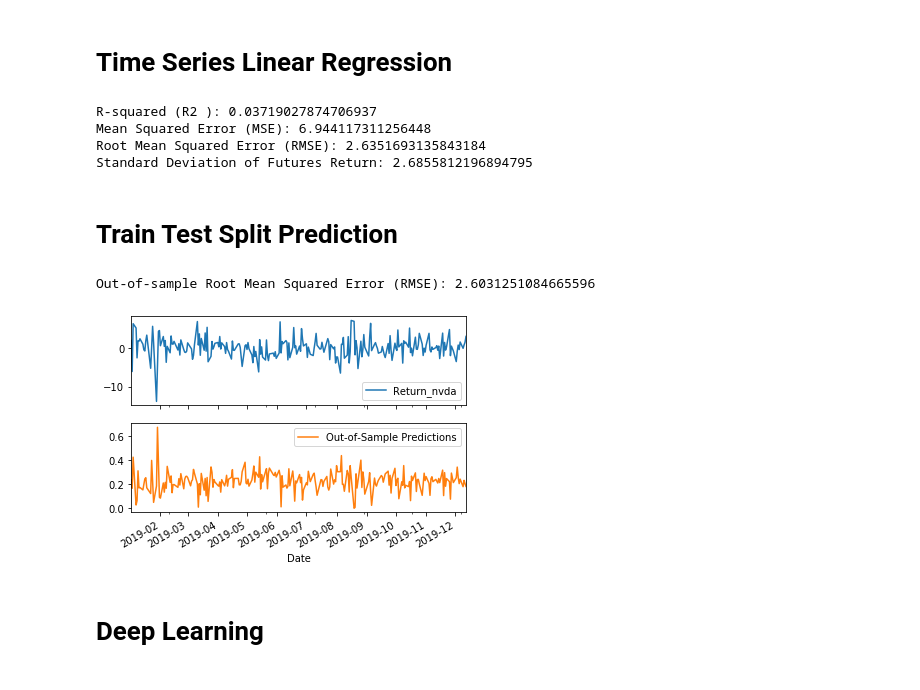
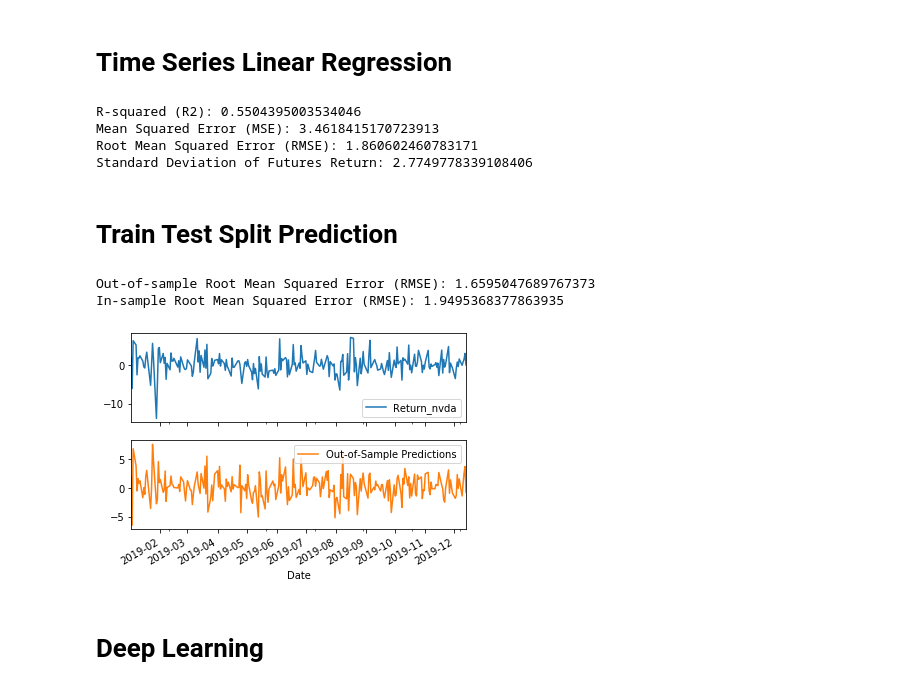
Before and after one commit to bk1924/project_2, a Jupyter notebook: main_2.ipynb, the cells around one changed output. Cells and saved outputs as stored; diff of their text form; code cells hidden in the pictures.

```diff
--- a/main_2.ipynb
+++ b/main_2.ipynb
@@ -122,6 +132,6 @@ fcx_close.columns = ['FCX_Close', 'FCX_Volume']
 # %%
 # Concatenating each stock
-stocks_df = pd.concat([amd_close, mu_close, nvda_close, intc_close, adi_close, xlnx_close, mchi_close, amat_close, ter_close, fcx_close], axis=1, join='outer')
+stocks_df = pd.concat([amd_close, mu_close, nvda_close, intc_close, adi_close, xlnx_close, mchi_close, amat_close, asml_close, lrcx_close, slab_close, klac_close], axis=1, join='outer')
 stocks_df.isnull().sum()
 # %% [output]
 AMD_Close      0
@@ -261,12 +314,23 @@ final_nvda_plot.plot(title = '10 day NVIDIA Forecast of Volatility')
 # Price Prediction
 df_1 = stocks_df.copy()
 df_1['Return_nvda'] = df_1['NVDA_Close'].pct_change() * 100
-df_1['Lagged_return_nvda'] = df_1.Return_nvda.shift()
+df_1['Return_amat'] = df_1['AMAT_Close'].pct_change() * 100
+df_1['Return_adi'] = df_1['ADI_Close'].pct_change() * 100
+df_1['Return_lrcx'] = df_1['LRCX_Close'].pct_change() * 100
+df_1['Return_mu'] = df_1['MU_Close'].pct_change() * 100
+df_1['Return_slab'] = df_1['SLAB_Close'].pct_change() * 100
+df_1['Return_asml'] = df_1['ASML_Close'].pct_change() * 100
+df_1['Return_xlnx'] = df_1['XLNX_Close'].pct_change() * 100
+df_1['Return_klac'] = df_1['KLAC_Close'].pct_change() * 100
+df_1['Return_amd'] = df_1['AMD_Close'].pct_change() * 100
+
+
 df_1 = df_1.dropna()
 df_1.head()
 
+#Spliting target and features for dependant and independant variables
 y = df_1['Return_nvda']
-X = df_1['Lagged_return_nvda'].to_frame()
+X = df_1[['Return_amat', 'Return_adi', 'Return_lrcx', 'Return_mu', 'Return_slab', 'Return_asml', 'Return_xlnx', 'Return_klac', 'Return_amd']]
 X['Week_of_year'] = X.index.weekofyear
 X_binary_encoded = pd.get_dummies(X, columns=['Week_of_year'])
 
@@ -279,47 +343,59 @@ r2 = r2_score(y, predictions)
 mse = mean_squared_error(y, predictions)
 rmse = np.sqrt(mse)
 
-print(f"R-squared (R2 ): {r2}")
+print(f"R-squared (R2): {r2}")
 print(f"Mean Squared Error (MSE): {mse}")
 print(f"Root Mean Squared Error (RMSE): {rmse}")
 print(f"Standard Deviation of Futures Return: {np.std(y)}")
 # %% [output]
-R-squared (R2 ): 0.03719027874706937
-Mean Squared Error (MSE): 6.944117311256448
-Root Mean Squared Error (RMSE): 2.6351693135843184
-Standard Deviation of Futures Return: 2.6855812196894795
+R-squared (R2): 0.5504395003534046
+Mean Squared Error (MSE): 3.4618415170723913
+Root Mean Squared Error (RMSE): 1.860602460783171
+Standard Deviation of Futures Return: 2.7749778339108406
 # %% [markdown]
 # Train Test Split Prediction
 # %%
 # Train Test Split Predictions
-train = df_1.loc['2014':'2019']
+train = df_1.loc['2016':'2019']
 test = df_1['2019']
 
 # Create train and test sets for dependent and independent variables
-X_train = train["Lagged_return_nvda"].to_frame()
+X_train = train[['Return_amat', 'Return_adi', 'Return_lrcx', 'Return_mu', 'Return_slab', 'Return_xlnx', 'Return_klac', 'Return_amd']]
 y_train = train["Return_nvda"]
-X_test = test["Lagged_return_nvda"].to_frame()
+X_test = test[['Return_amat', 'Return_adi', 'Return_lrcx', 'Return_mu', 'Return_slab', 'Return_xlnx', 'Return_klac', 'Return_amd']]
 y_test = test["Return_nvda"]
 
 
-model_baba = LinearRegression()
-model_baba.fit(X_train, y_train)
-predictions = model_baba.predict(X_test)
+model_nvda = LinearRegression()
+model_nvda.fit(X_train, y_train)
+predictions = model_nvda.predict(X_test)
 
 out_of_sample_results = y_test.to_frame()
-out_of_sample_results["Out-of-Sample Predictions"] = model_baba.predict(X_test)
+out_of_sample_results["Out-of-Sample Predictions"] = model_nvda.predict(X_test)
 
+
+#Out-of-Sample
 # Plot the out-of-sample results for 2019
 out_of_sample_results.plot(subplots=True)
 
-# Calculate out-of-sample mean_squared_error (for comparison to out-of-sample)
+# Calculate out-of-sample mean_squared_error
 out_of_sample_mse = mean_squared_error(out_of_sample_results["Return_nvda"], out_of_sample_results["Out-of-Sample Predictions"])
 
-# Calculate out-of-sample root mean_squared_error (for comparison to out-of-sample)
+
+#In sample
+# using just the "y" training data:
+in_sample_results = y_train.to_frame()
+in_sample_results["In-sample Predictions"] = model_nvda.predict(X_train)
+in_sample_mse = mean_squared_error(in_sample_results["Return_nvda"],in_sample_results["In-sample Predictions"])
+
+# Calculate in-sample / out-of-sample root mean_squared_error
+in_sample_rmse = np.sqrt(in_sample_mse)
 out_of_sample_rmse = np.sqrt(out_of_sample_mse)
 print(f"Out-of-sample Root Mean Squared Error (RMSE): {out_of_sample_rmse}")
+print(f"In-sample Root Mean Squared Error (RMSE): {in_sample_rmse}")
 # %% [output]
-Out-of-sample Root Mean Squared Error (RMSE): 2.6031251084665596
+Out-of-sample Root Mean Squared Error (RMSE): 1.6595047689767373
+In-sample Root Mean Squared Error (RMSE): 1.9495368377863935
-[figure, old version]
+[figure, new version]
 # %% [markdown]
 # Deep Learning
```
Also changed, not shown: parts of 33 cells of this notebook.
